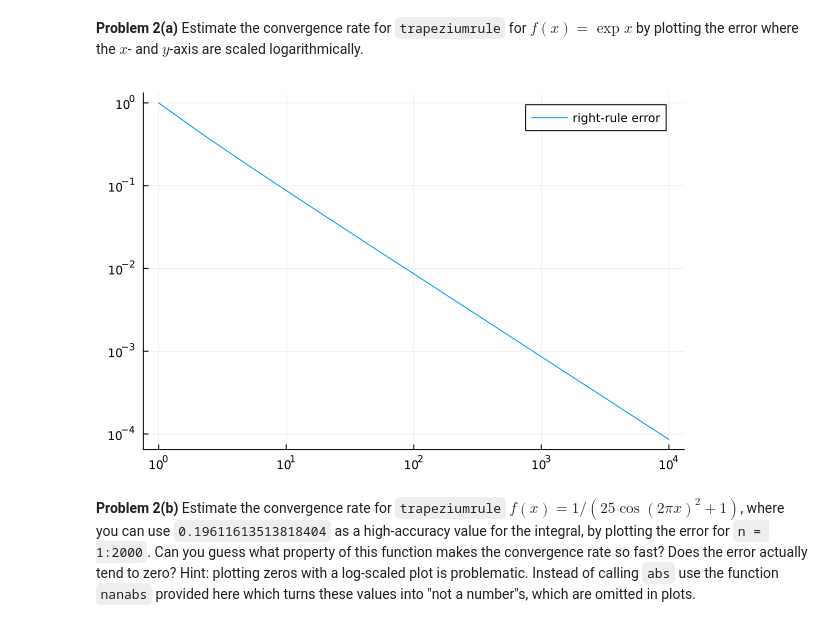
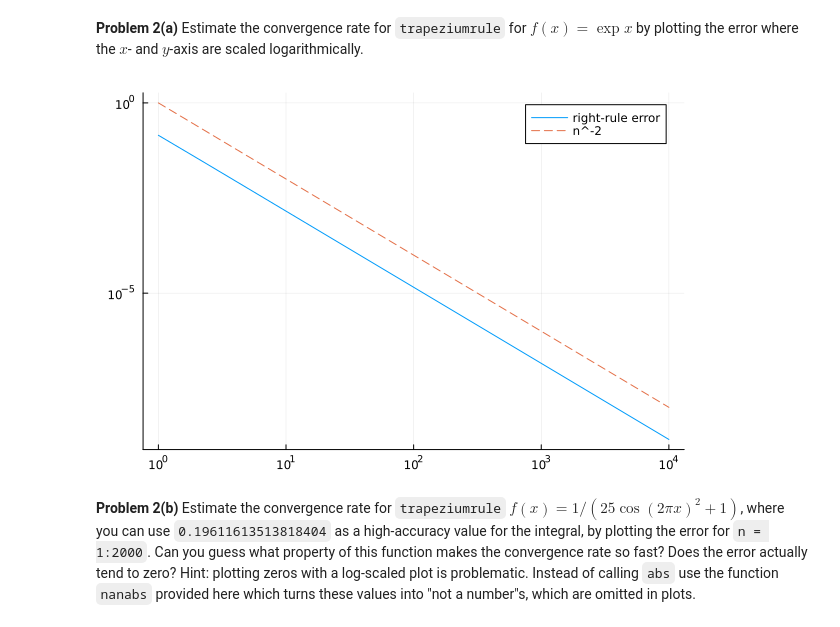
Before and after one commit to DaNeK0201/MATH50003NumericalAnalysis, a Jupyter notebook: labs/lab1.ipynb, the cells around one changed output. Cells and saved outputs as stored; diff of their text form; code cells hidden in the pictures.

```diff
--- a/labs/lab1.ipynb
+++ b/labs/lab1.ipynb
@@ -295,11 +295,12 @@ error where the $x$- and $y$-axis are scaled logarithmically.
 # %%
 # TODO: Plot the absolute-value of the error of trapeziumrule for n = 1:10_000 and deduce the convergence rate
 N = 10_000 # total number of points
-trapeziumruleerr = n -> rightrectangularrule(exp,n)- (exp(1)-1)
+trapeziumruleerr = n -> trapeziumrule(exp,n)- (exp(1)-1)
 errs = [abs(trapeziumruleerr(n)) for n=1:N]
 plot(1:N, errs; label="right-rule error", xscale=:log10, yscale=:log10)
+plot!(1:N, (1:N) .^(-2); linestyle=:dash, label="n^-2")
 # %% [output]
-[figure, old version]
+[figure, new version]
 # %% [markdown]
 **Problem 2(b)** Estimate the convergence rate for `trapeziumrule` $f(x) = 1/(25\cos(2πx)^2+1)$, where you can
 use `0.19611613513818404` as a high-accuracy value for the integral, by plotting the error for `n = 1:2000`.
```
Also changed, not shown: 2 other files.
